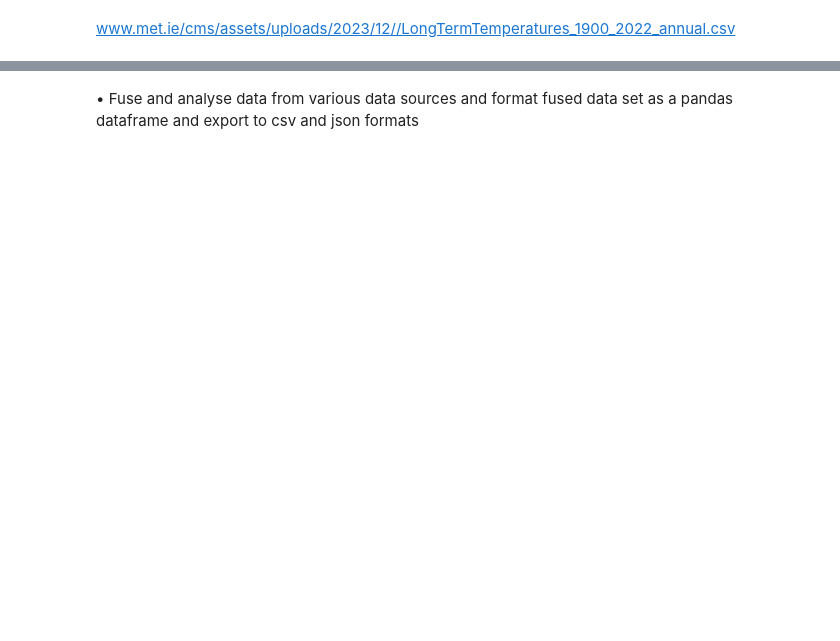
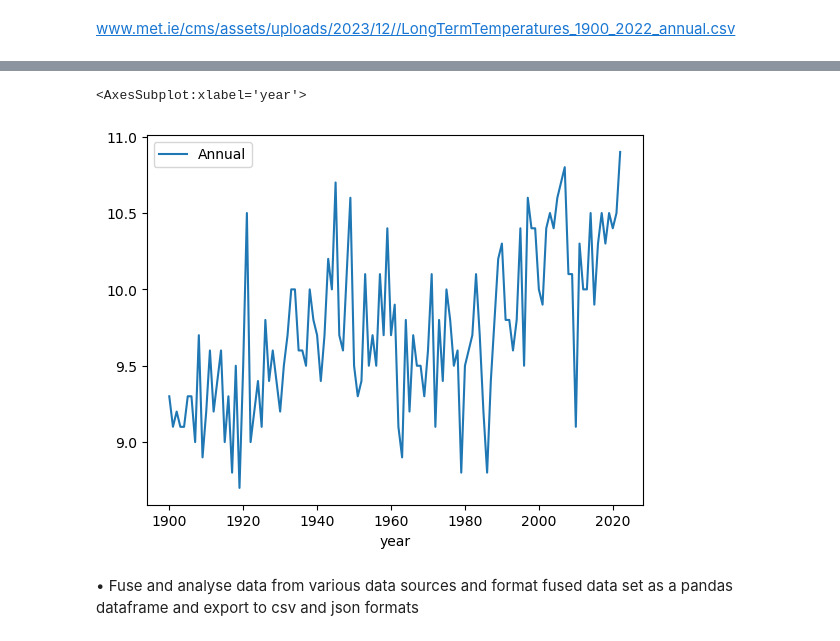
Before and after one commit to OlgaKnut/Programming-for-Data-Analysis-Project-2, a Jupyter notebook: pfda_project_2.ipynb, the cells around one changed output, grey strips where cells are left out. Saved outputs shown, nothing was run; the diff lists cells and outputs as text; code cells hidden in the pictures; blank space fills up the shorter version.

```diff
--- a/pfda_project_2.ipynb
+++ b/pfda_project_2.ipynb
@@ -181,4 +318,4 @@ irish_temp_df.plot(x="Year", y="Max (C)")
 www.met.ie/cms/assets/uploads/2023/12//LongTermTemperatures_1900_2022_annual.csv
 # %%
 
-met_ie_temp_df=pd.read_csv('C:\Users\knuto\ATU Data Analysis course\Programming-for-Data-Analysis-Project-2\LongTermTemperatures_1900-2022_annual.csv')
+met_ie_temp_df=pd.read_csv('LongTermTemperatures_1900-2022_annual.csv')
@@ -185,3 +335,8 @@ met_ie_temp_df=pd.read_csv('C:\Users\knuto\ATU Data Analysis course\Programming-
+# %%
+met_ie_temp_df.plot(x="year", y="Annual")
+# %% [output]
+<AxesSubplot:xlabel='year'>
+[figure, added]
 # %% [markdown]
 • Fuse and analyse data from various data sources and format fused data set as a pandas
 dataframe and export to csv and json formats
```
Also changed, not shown: parts of 26 cells of this notebook, 2 other files.
